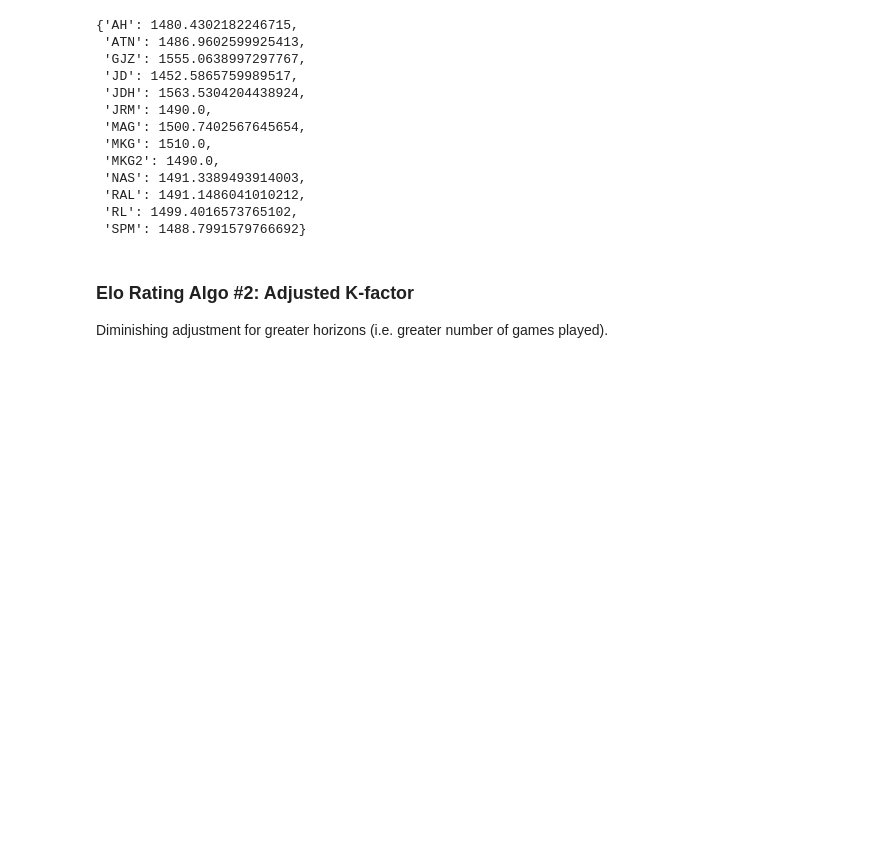
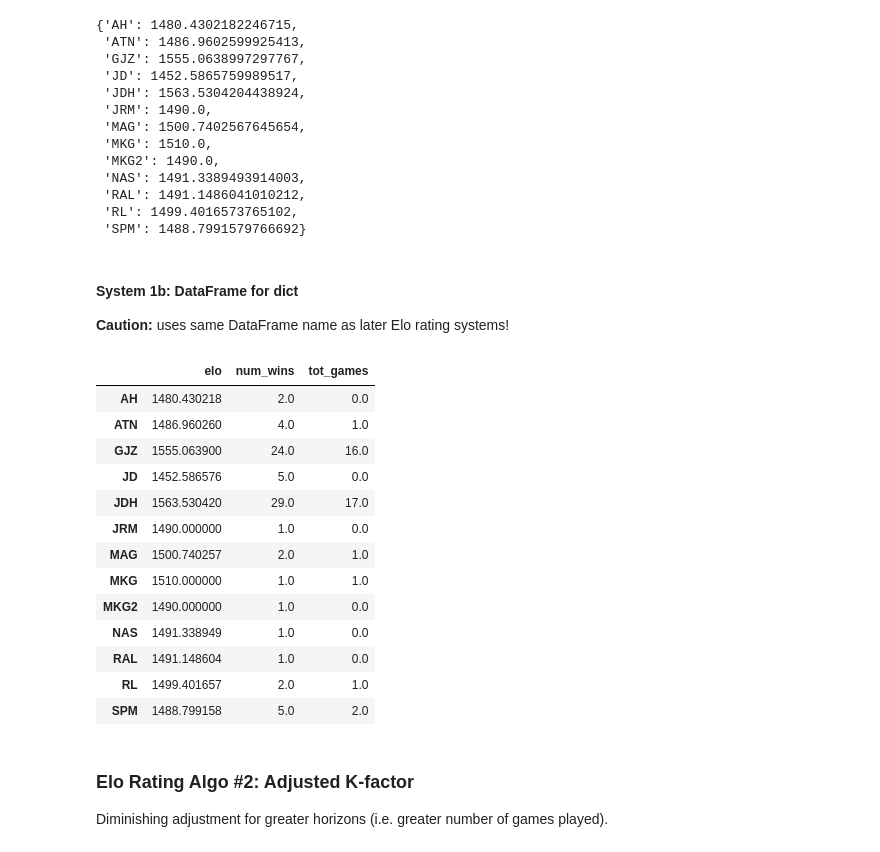
Before and after one commit to geordgez/office_pool_bals, a Jupyter notebook: src/bals_elo_feb2017.ipynb, the cells around one changed output. Drawn from its saved outputs; the diff is of its cells as text; code cells hidden in the pictures; blank space fills up the shorter version.

Commit message:
unorganized elo systems, moving to all dataframes

```diff
--- a/src/bals_elo_feb2017.ipynb
+++ b/src/bals_elo_feb2017.ipynb
@@ -103,3 +98,6 @@ array(['AH', 'ATN', 'GJZ', 'JD', 'JDH', 'JRM', 'MAG', 'MKG2', 'NAS', 'RAL',
+# %%
+games_h2h = games_h2h.reindex_axis(sorted(games_h2h.columns), axis=1)
+games_h2h.sort_index(inplace=True)
 # %% [markdown]
 Add in total wins and losses for each player:
 # %%
@@ -233,3 +209,7 @@ player_scores
  'RAL': 1491.1486041010212,
  'RL': 1499.4016573765102,
  'SPM': 1488.7991579766692}
+# %% [markdown]
+#### System 1b: DataFrame for dict
+
+**Caution:** uses same DataFrame name as later Elo rating systems!
@@ -236,3 +223,44 @@ player_scores
+# %%
+seq_info = pd.DataFrame(games_h2h.index)
+seq_info.columns = ['player']
+
+seq_info['simple_elo'] = 1500.
+seq_info['elo2'] = 1500.
+seq_info['num_wins'] = 0.
+seq_info['tot_games'] = 0.
+seq_info = seq_info[seq_info.player != 'wins']
+# %%
+seq_info.set_index('player', inplace=True, drop=True)
+seq_info.index.name = None
+# %%
+for idx, row in df_games.iterrows():
+    winner = row['winner']
+    loser = row['loser']
+
+    # update game counts and victories
+    seq_info.loc[winner]['num_wins'] += 1
+    seq_info.loc[winner]['tot_games'] += 1
+    seq_info.loc[loser]['num_wins'] += 1
+
+    (seq_info.loc[winner]['elo'], seq_info.loc[loser]['elo']) \
+        = new_score(seq_info.loc[winner]['elo'], seq_info.loc[loser]['elo'])
+# %%
+seq_info
+# %% [output]
+|  | elo | num_wins | tot_games |
+| AH | 1480.430218 | 2.0 | 0.0 |
+| ATN | 1486.960260 | 4.0 | 1.0 |
+| GJZ | 1555.063900 | 24.0 | 16.0 |
+| JD | 1452.586576 | 5.0 | 0.0 |
+| JDH | 1563.530420 | 29.0 | 17.0 |
+| JRM | 1490.000000 | 1.0 | 0.0 |
+| MAG | 1500.740257 | 2.0 | 1.0 |
+| MKG | 1510.000000 | 1.0 | 1.0 |
+| MKG2 | 1490.000000 | 1.0 | 0.0 |
+| NAS | 1491.338949 | 1.0 | 0.0 |
+| RAL | 1491.148604 | 1.0 | 0.0 |
+| RL | 1499.401657 | 2.0 | 1.0 |
+| SPM | 1488.799158 | 5.0 | 2.0 |
 # %% [markdown]
 ### Elo Rating Algo \#2: Adjusted K-factor
 
```
Also changed, not shown: parts of 11 cells of this notebook.
